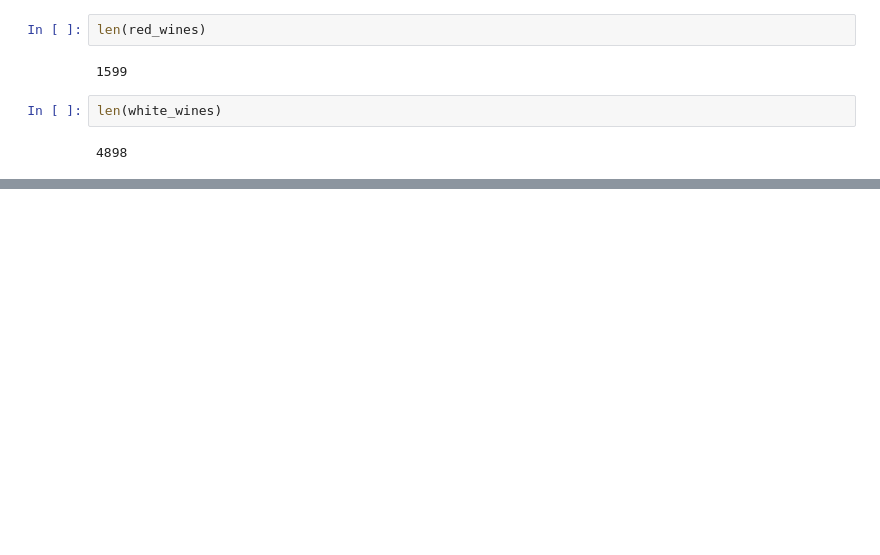
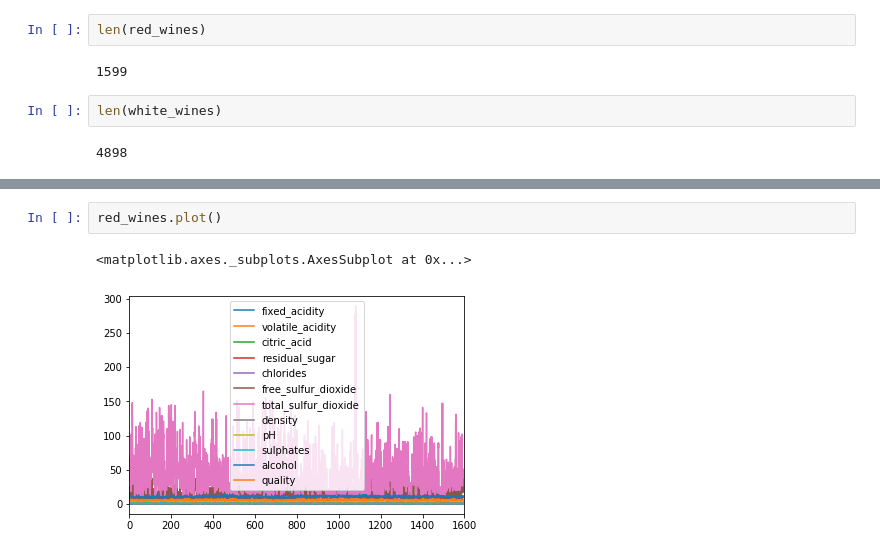
Before and after one commit to JakKowalCzyk/BigDataWarsztaty, a Jupyter notebook: wines_a.ipynb, the cells around one changed output, grey strips where cells are left out. Saved outputs shown, nothing was run; the diff lists cells and outputs as text; blank space fills up the shorter version.

```diff
--- a/wines_a.ipynb
+++ b/wines_a.ipynb
@@ -41,0 +131,5 @@ red_wines.describe()
+# %%
+red_wines.plot()
+# %% [output]
+<matplotlib.axes._subplots.AxesSubplot at 0x...>
+[figure, added]
```
Also changed, not shown: parts of 32 cells of this notebook, 3 other files.
